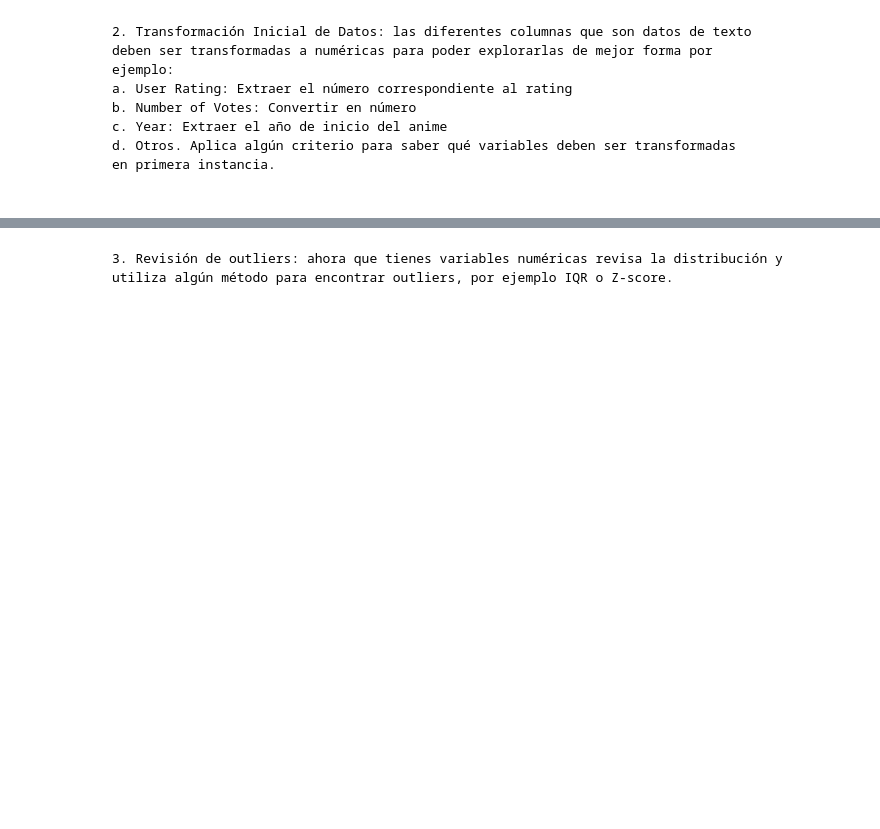
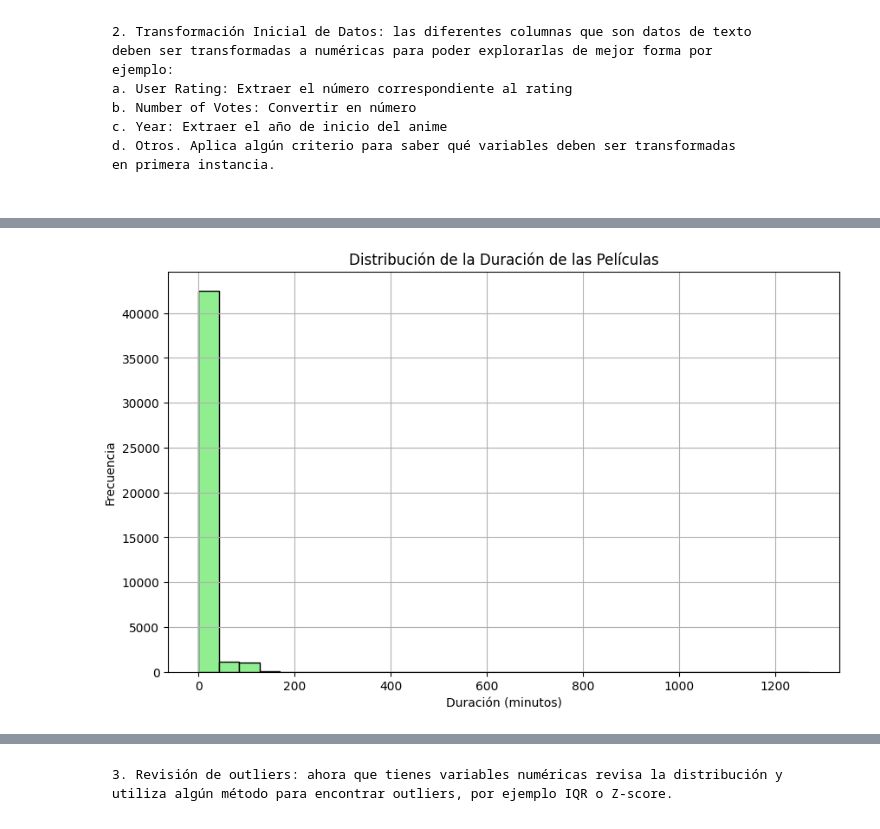
Before and after one commit to hlcxpl/DpyML-7, a Jupyter notebook: DpyML-7.ipynb, the cells around one changed output, grey strips where cells are left out. Saved outputs shown, nothing was run; the diff lists cells and outputs as text; code cells hidden in the pictures; blank space fills up the shorter version.

```diff
--- a/DpyML-7.ipynb
+++ b/DpyML-7.ipynb
@@ -206,0 +274,10 @@ Name: Year, Length: 15654, dtype: float64
+# %%
+plt.figure(figsize=(10, 6))
+plt.hist(data["Runtime"], bins=30, color="lightgreen", edgecolor="black")
+plt.title("Distribución de la Duración de las Películas")
+plt.xlabel("Duración (minutos)")
+plt.ylabel("Frecuencia")
+plt.grid(True)
+plt.show()
+# %% [output]
+[figure, added]
```
Also changed, not shown: parts of 45 cells of this notebook, 4 other files.
